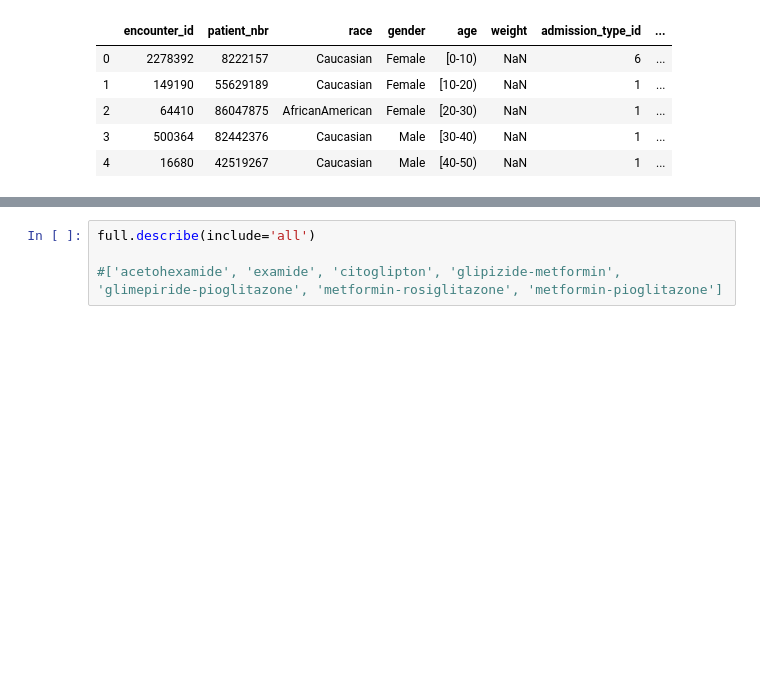
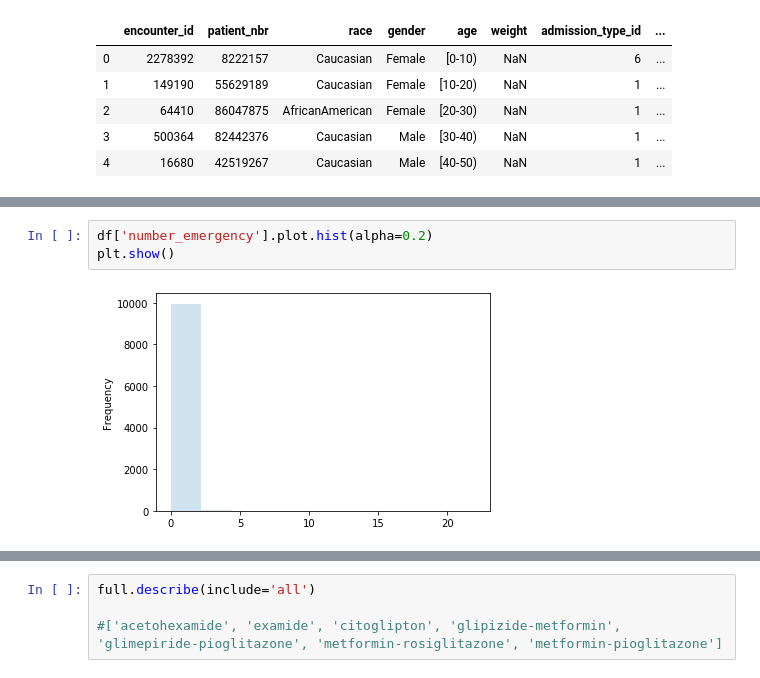
Before and after one commit to SimeonHey/diabetes-130-ds-final, a Jupyter notebook: Playin.ipynb, the cells around one changed output, grey strips where cells are left out. Cells and saved outputs as stored; diff of their text form; blank space fills up the shorter version.

```diff
--- a/Playin.ipynb
+++ b/Playin.ipynb
@@ -23,3 +103,8 @@ original.head()
+# %%
+df['number_emergency'].plot.hist(alpha=0.2)
+plt.show()
+# %% [output]
+[figure, added]
 # %%
 def proportions(df, field):
     print(df[field].value_counts() / df[field].value_counts().sum())
```
Also changed, not shown: parts of 34 cells of this notebook, 28 other files.
